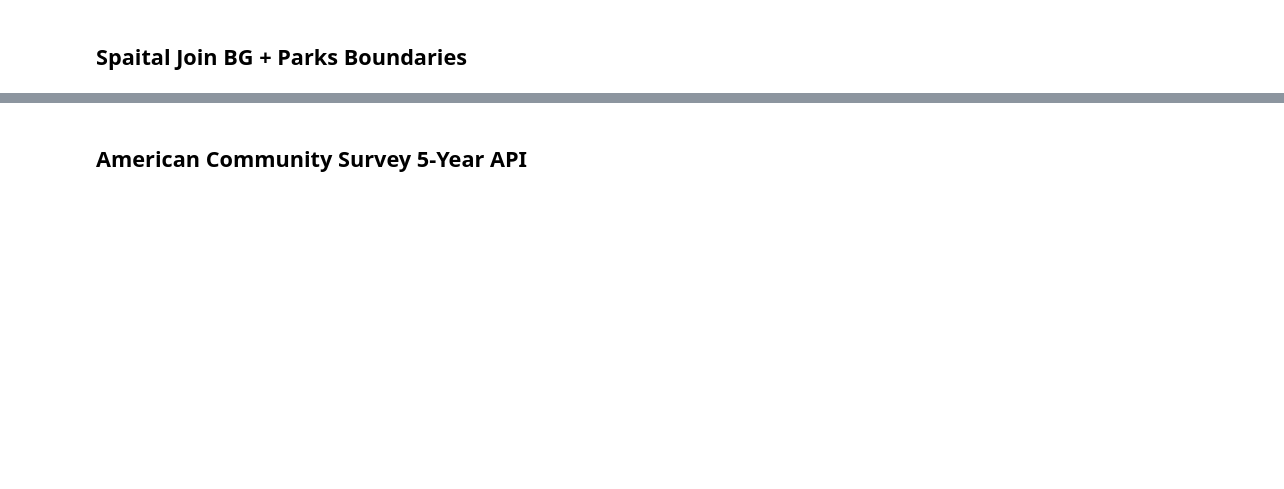
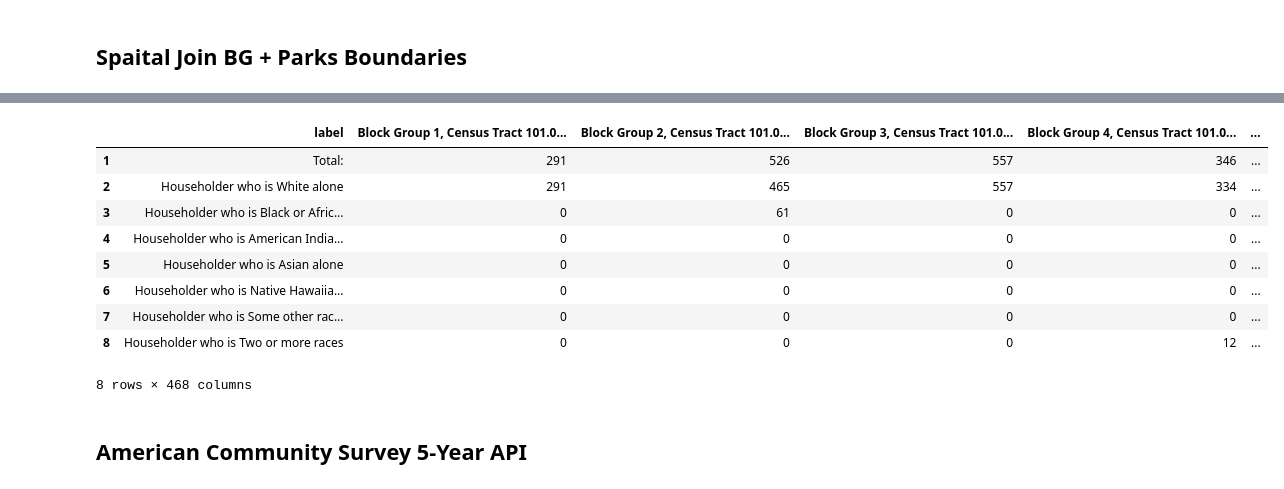
Before and after one commit to b-h-kim/do_parks_gentrify_our_neighborhood, a Jupyter notebook: scripts/scripts.ipynb, the cells around one changed output, grey strips where cells are left out. Cells and saved outputs as stored; diff of their text form; code cells hidden in the pictures; blank space fills up the shorter version.

```diff
--- a/scripts/scripts.ipynb
+++ b/scripts/scripts.ipynb
@@ -134,0 +69,7 @@ parks_to_fips.to_csv('../data/davidson_fips_park.csv')
+# %%
+dec_2010 = pd.read_csv('../data/DECENNIALSF32000.H009-2023-04-17T195749.csv')
+# %%
+dec_2010 = dec_2010.T.reset_index()
+dec_2010.columns = dec_2010.iloc[0]
+dec_2010 = dec_2010[1:]
+dec_2010 = dec_2010.rename(columns = {'Label (Grouping)' : 'label'})
@@ -135,3 +88,16 @@ parks_to_fips.to_csv('../data/davidson_fips_park.csv')
+# %%
+dec_2010
+# %% [output]
+|  | label | Block Group 1, Census Tract 101.0... | Block Group 2, Census Tract 101.0... | Block Group 3, Census Tract 101.0... | Block Group 4, Census Tract 101.0... | ... |
+| 1 | Total: | 291 | 526 | 557 | 346 | ... |
+| 2 | Householder who is White alone | 291 | 465 | 557 | 334 | ... |
+| 3 | Householder who is Black or Afric... | 0 | 61 | 0 | 0 | ... |
+| 4 | Householder who is American India... | 0 | 0 | 0 | 0 | ... |
+| 5 | Householder who is Asian alone | 0 | 0 | 0 | 0 | ... |
+| 6 | Householder who is Native Hawaiia... | 0 | 0 | 0 | 0 | ... |
+| 7 | Householder who is Some other rac... | 0 | 0 | 0 | 0 | ... |
+| 8 | Householder who is Two or more races | 0 | 0 | 0 | 12 | ... |
+8 rows × 468 columns
 # %% [markdown]
 ## American Community Survey 5-Year API
 # %%
```
Also changed, not shown: parts of 41 cells of this notebook, 7 other files.
